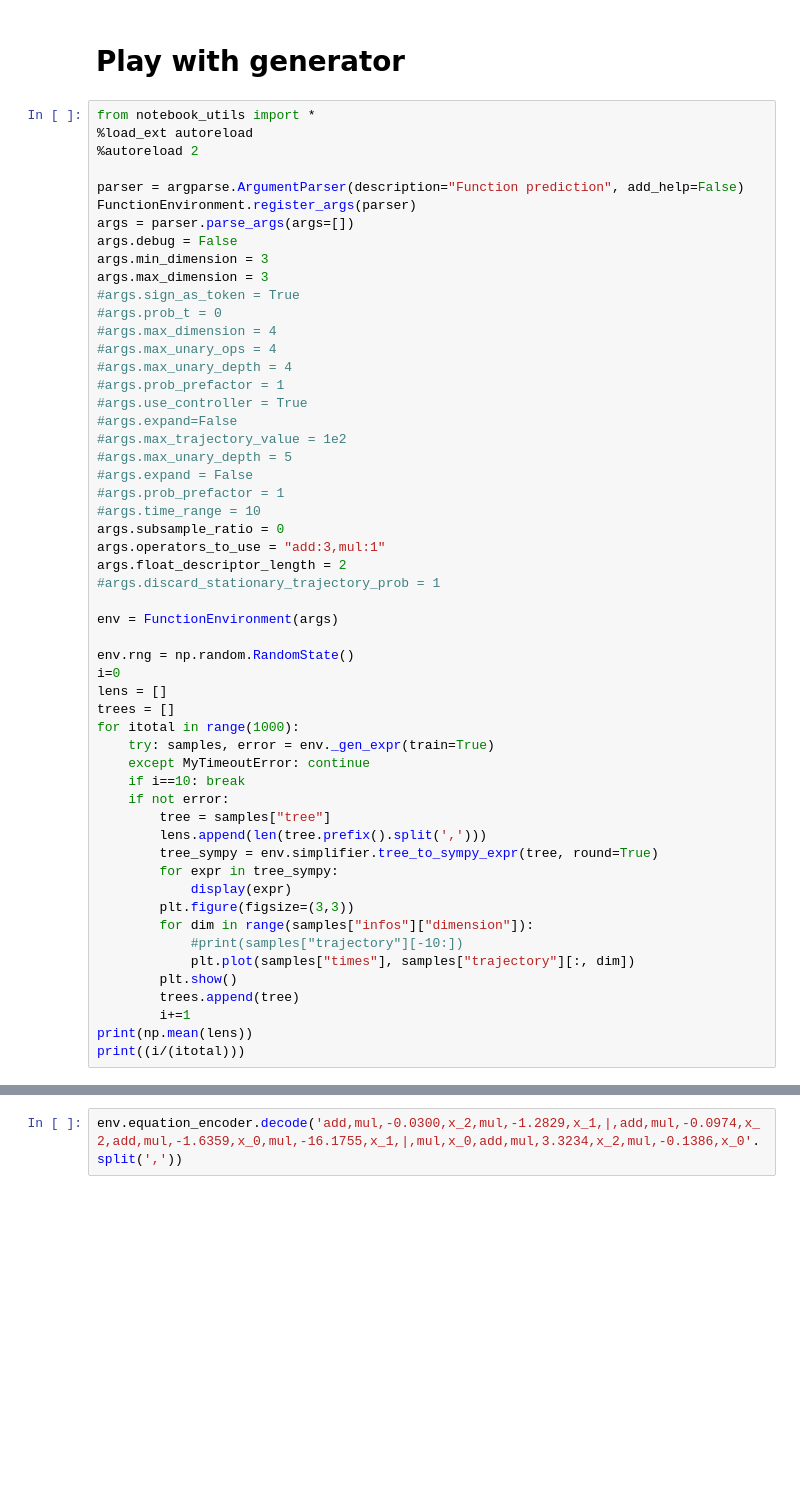
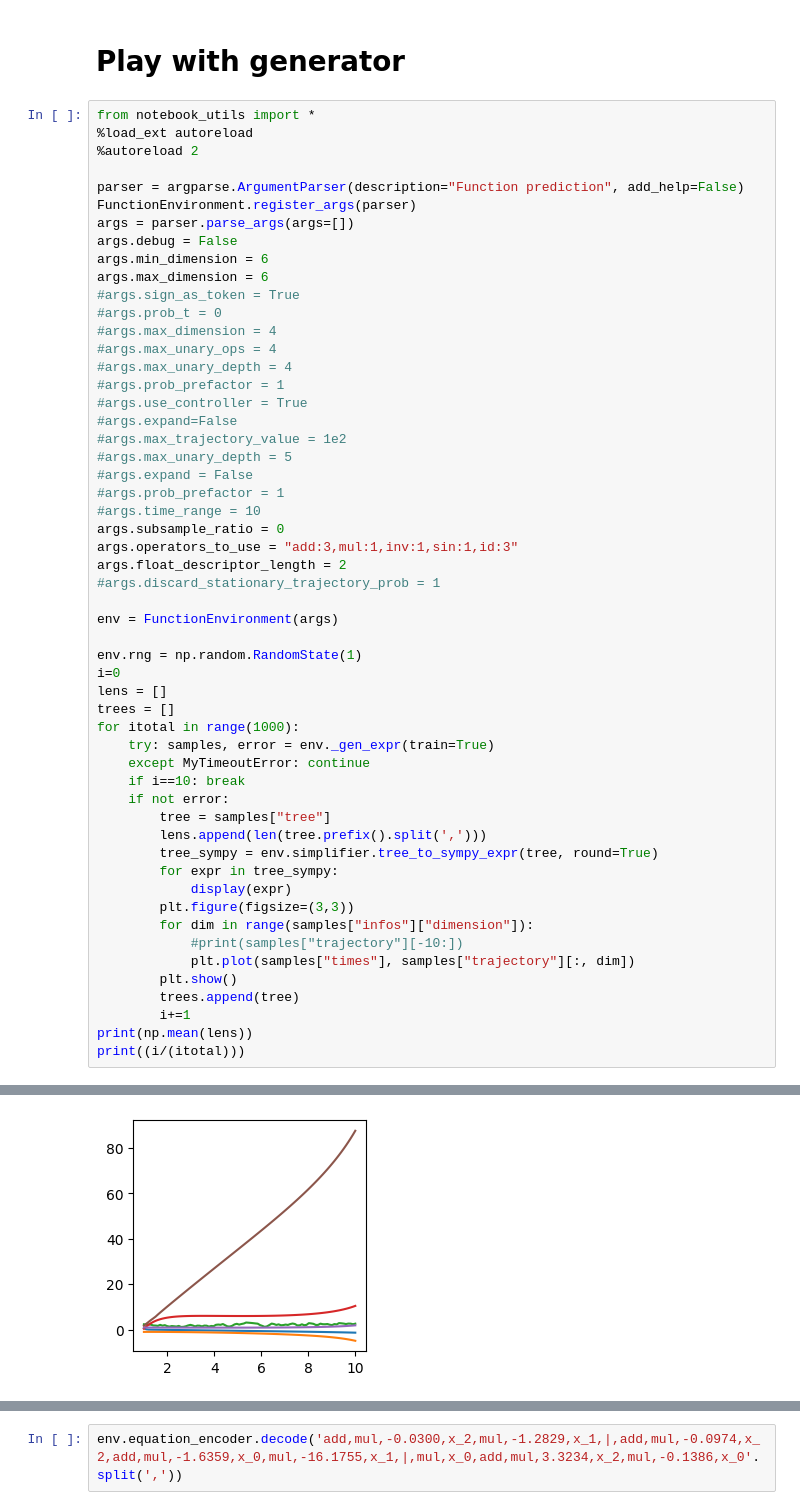
Before and after one commit to sdascoli/odeformer, a Jupyter notebook: tests.ipynb, the cells around one changed output, grey strips where cells are left out. Drawn from its saved outputs; the diff is of its cells as text; blank space fills up the shorter version.

```diff
--- a/tests.ipynb
+++ b/tests.ipynb
@@ -500,8 +504,8 @@ parser = argparse.ArgumentParser(description="Function prediction", add_help=Fal
 FunctionEnvironment.register_args(parser)
 args = parser.parse_args(args=[])
 args.debug = False
-args.min_dimension = 3
-args.max_dimension = 3
+args.min_dimension = 6
+args.max_dimension = 6
 #args.sign_as_token = True
 #args.prob_t = 0
 #args.max_dimension = 4
@@ -516,13 +520,13 @@ args.max_dimension = 3
 #args.prob_prefactor = 1
 #args.time_range = 10
 args.subsample_ratio = 0
-args.operators_to_use = "add:3,mul:1"
+args.operators_to_use = "add:3,mul:1,inv:1,sin:1,id:3"
 args.float_descriptor_length = 2
 #args.discard_stationary_trajectory_prob = 1
 
 env = FunctionEnvironment(args)
 
-env.rng = np.random.RandomState()
+env.rng = np.random.RandomState(1)
 i=0
 lens = []
 trees = []
@@ -558,0 +561 @@ $\displaystyle 0.171 x_{0} - 0.2546 x_{1} - 0.2279 x_{2} \left(- 0.0984 x_{1} -
+[figure, new version]
```
Also changed, not shown: parts of 9 cells of this notebook, 12 other files.
